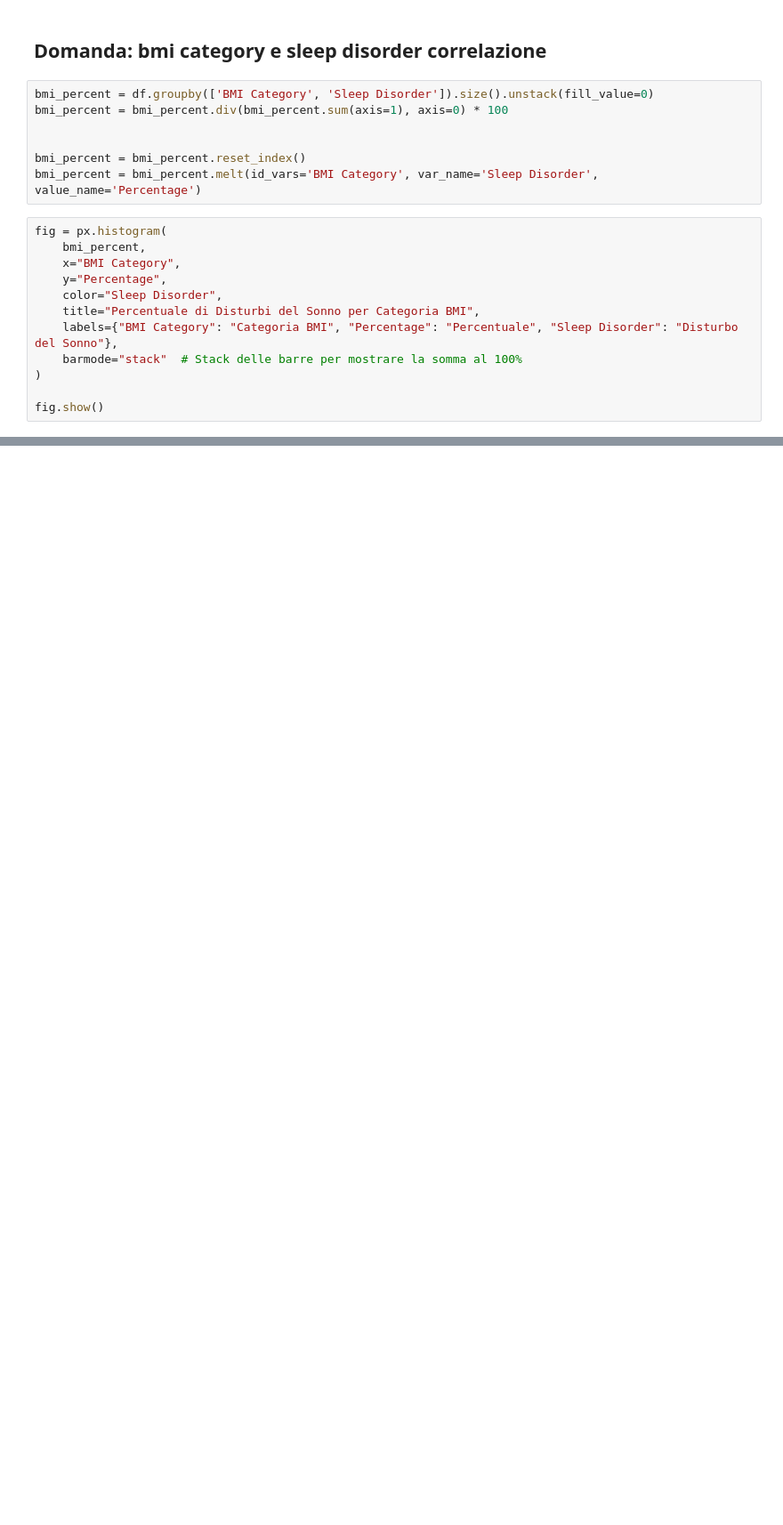
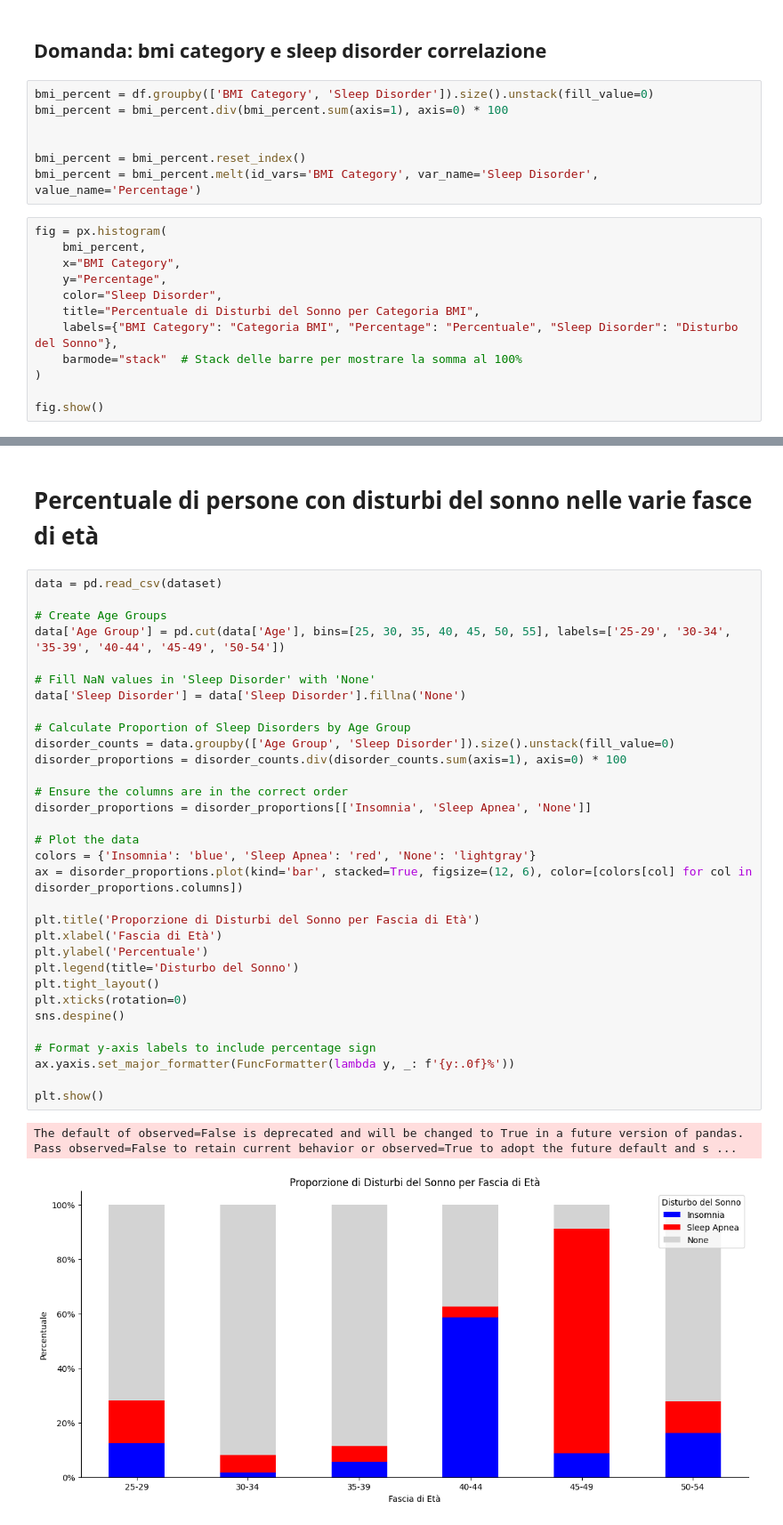
Before and after one commit to gretaquadranti/DataVisualization, a Jupyter notebook: dataViz_notebook.ipynb, the cells around one changed output, grey strips where cells are left out. Shown: that part at 89% size. Saved outputs shown, nothing was run; the diff lists cells and outputs as text; blank space fills up the shorter version.

```diff
--- a/dataViz_notebook.ipynb
+++ b/dataViz_notebook.ipynb
@@ -390,0 +445,37 @@ fig.show()
+# %% [markdown]
+# Percentuale di persone con disturbi del sonno nelle varie fasce di età
+# %%
+data = pd.read_csv(dataset)
+
+# Create Age Groups
+data['Age Group'] = pd.cut(data['Age'], bins=[25, 30, 35, 40, 45, 50, 55], labels=['25-29', '30-34', '35-39', '40-44', '45-49', '50-54'])
+
+# Fill NaN values in 'Sleep Disorder' with 'None'
+data['Sleep Disorder'] = data['Sleep Disorder'].fillna('None')
+
+# Calculate Proportion of Sleep Disorders by Age Group
+disorder_counts = data.groupby(['Age Group', 'Sleep Disorder']).size().unstack(fill_value=0)
+disorder_proportions = disorder_counts.div(disorder_counts.sum(axis=1), axis=0) * 100
+
+# Ensure the columns are in the correct order
+disorder_proportions = disorder_proportions[['Insomnia', 'Sleep Apnea', 'None']]
+
+# Plot the data
+colors = {'Insomnia': 'blue', 'Sleep Apnea': 'red', 'None': 'lightgray'}
+ax = disorder_proportions.plot(kind='bar', stacked=True, figsize=(12, 6), color=[colors[col] for col in disorder_proportions.columns])
+
+plt.title('Proporzione di Disturbi del Sonno per Fascia di Età')
+plt.xlabel('Fascia di Età')
+plt.ylabel('Percentuale')
+plt.legend(title='Disturbo del Sonno')
+plt.tight_layout()
+plt.xticks(rotation=0)
+sns.despine()
+
+# Format y-axis labels to include percentage sign
+ax.yaxis.set_major_formatter(FuncFormatter(lambda y, _: f'{y:.0f}%'))
+
+plt.show()
+# %% [output]
+The default of observed=False is deprecated and will be changed to True in a future version of pandas. Pass observed=False to retain current behavior or observed=True to adopt the future default and s ...
+[figure, added]
```
Also changed, not shown: parts of 13 cells of this notebook.
